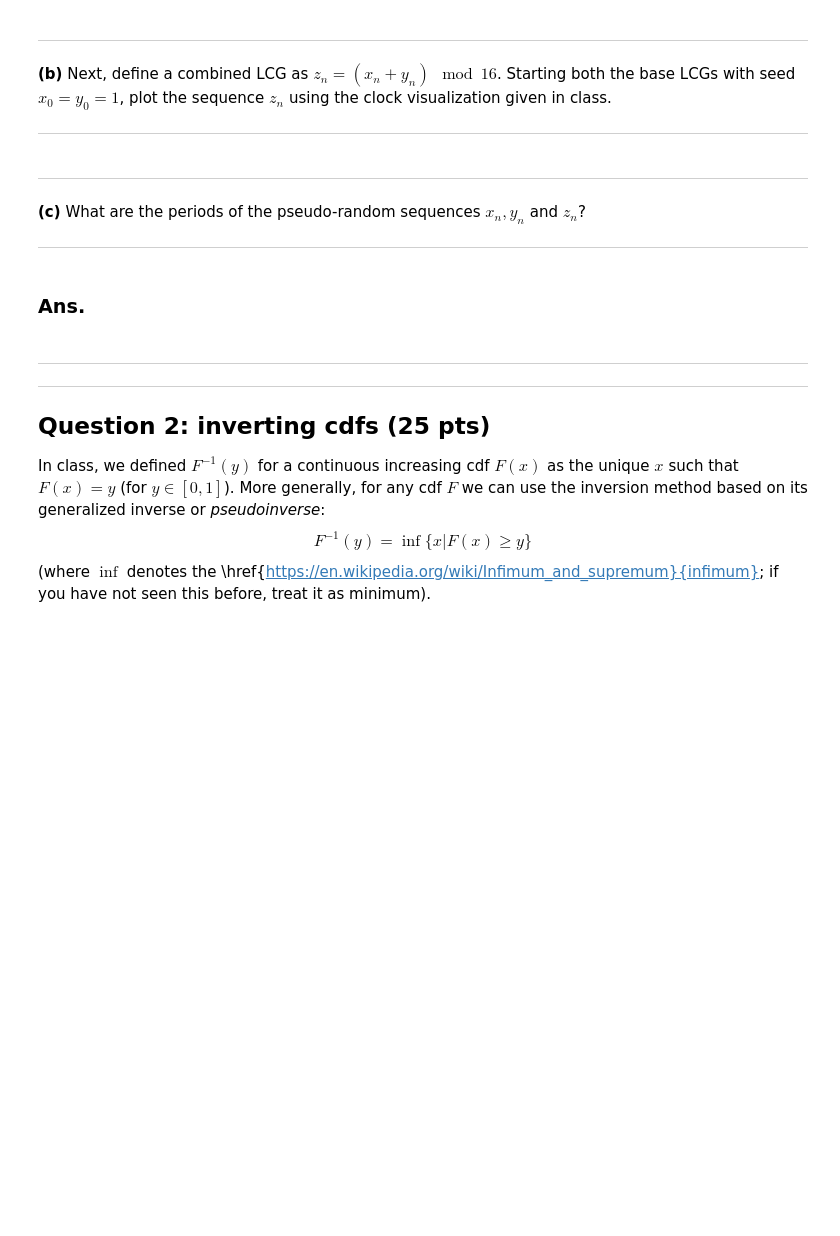
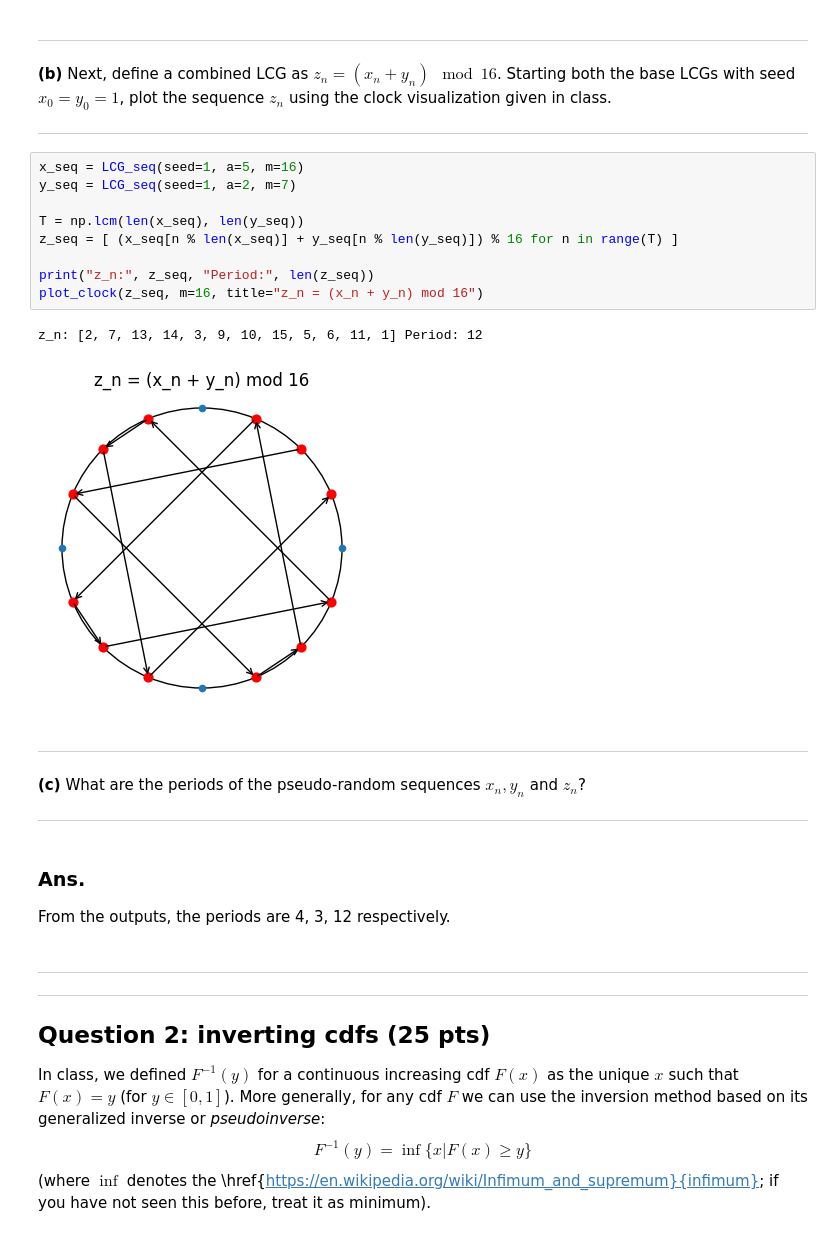
Before and after one commit to NBQian/ORIE-5581, a Jupyter notebook: HW3.ipynb, the cells around one changed output. Cells and saved outputs as stored; diff of their text form; blank space fills up the shorter version.

```diff
--- a/HW3.ipynb
+++ b/HW3.ipynb
@@ -59,12 +90,26 @@ One method to combine multiple LCGs to obtain a generator with a longer period i
 **(b)** Next, define a combined LCG as $z_{n} = (x_n+y_n) \mod 16$. Starting both the base LCGs with seed $x_0 = y_0 = 1$, plot the sequence $z_n$ using the clock visualization given in class.
 
 <hr>
+# %%
+x_seq = LCG_seq(seed=1, a=5, m=16)
+y_seq = LCG_seq(seed=1, a=2, m=7)
+
+T = np.lcm(len(x_seq), len(y_seq))
+z_seq = [ (x_seq[n % len(x_seq)] + y_seq[n % len(y_seq)]) % 16 for n in range(T) ]
+
+print("z_n:", z_seq, "Period:", len(z_seq))
+plot_clock(z_seq, m=16, title="z_n = (x_n + y_n) mod 16")
+# %% [output]
+z_n: [2, 7, 13, 14, 3, 9, 10, 15, 5, 6, 11, 1] Period: 12
+[figure, added]
 # %% [markdown]
 ___
 **(c)** What are the periods of the pseudo-random sequences $x_n, y_n$ and $z_n$?
 ___
-# %% [markdown]
-### Ans.
+# %% [markdown]
+### Ans.
+
+From the outputs, the periods are 4, 3, 12 respectively.
 # %% [markdown]
 ___
 ___
```
Also changed, not shown: parts of 29 cells of this notebook.
